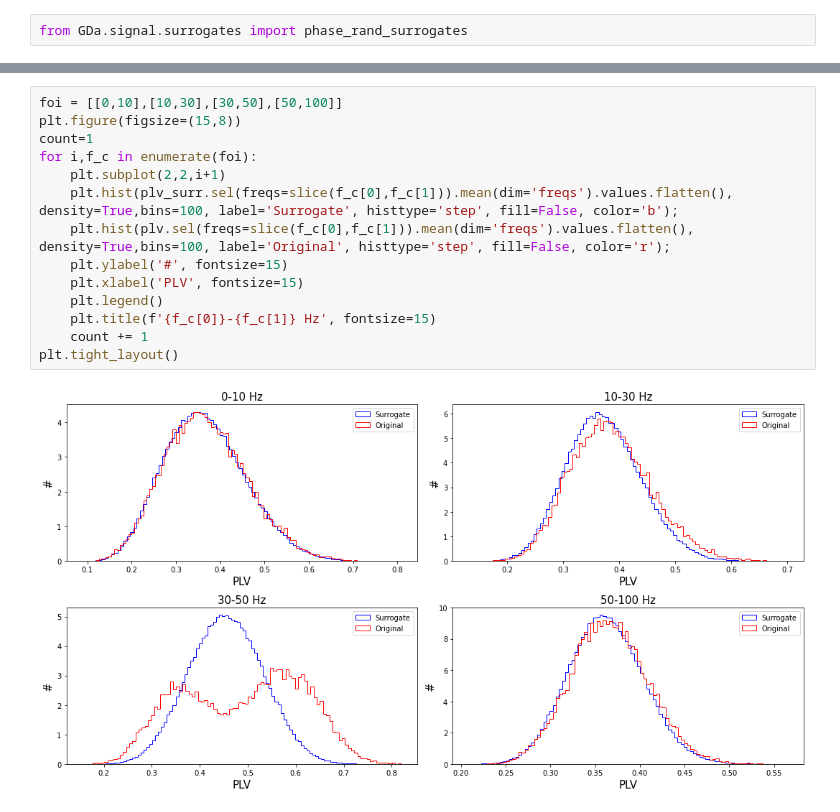
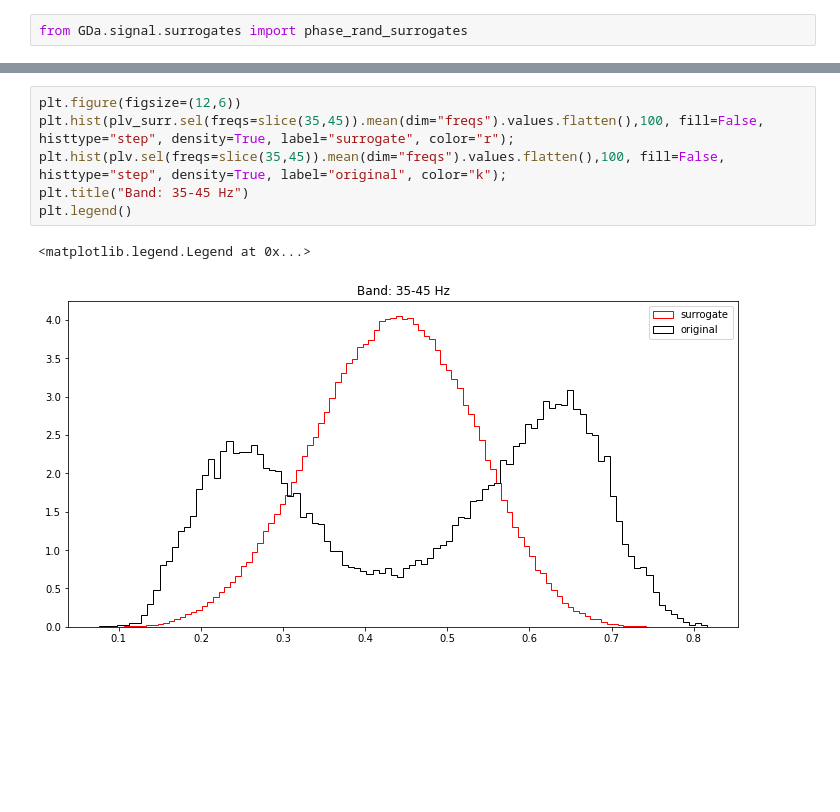
Before and after one commit to ViniciusLima94/GrayData-Analysis, a Jupyter notebook: notebooks/3.0.2. Example PLV computation.ipynb, the cells around one changed output, grey strips where cells are left out. Cells and saved outputs as stored; diff of their text form; blank space fills up the shorter version.

```diff
--- a/notebooks/3.0.2. Example PLV computation.ipynb
+++ b/notebooks/3.0.2. Example PLV computation.ipynb
@@ -318,16 +241,9 @@ Text(0.5, 1.0, 'Spectral PLV Surrogate')
-# %%
-foi = [[0,10],[10,30],[30,50],[50,100]]
-plt.figure(figsize=(15,8))
-count=1
-for i,f_c in enumerate(foi):
-    plt.subplot(2,2,i+1)
-    plt.hist(plv_surr.sel(freqs=slice(f_c[0],f_c[1])).mean(dim='freqs').values.flatten(), density=True,bins=100, label='Surrogate', histtype='step', fill=False, color='b');
-    plt.hist(plv.sel(freqs=slice(f_c[0],f_c[1])).mean(dim='freqs').values.flatten(), density=True,bins=100, label='Original', histtype='step', fill=False, color='r');
-    plt.ylabel('#', fontsize=15)
-    plt.xlabel('PLV', fontsize=15)
-    plt.legend()
-    plt.title(f'{f_c[0]}-{f_c[1]} Hz', fontsize=15)
-    count += 1
-plt.tight_layout()
-# %% [output]
-[figure, removed]
+# %%
+plt.figure(figsize=(12,6))
+plt.hist(plv_surr.sel(freqs=slice(35,45)).mean(dim="freqs").values.flatten(),100, fill=False, histtype="step", density=True, label="surrogate", color="r");
+plt.hist(plv.sel(freqs=slice(35,45)).mean(dim="freqs").values.flatten(),100, fill=False, histtype="step", density=True, label="original", color="k");
+plt.title("Band: 35-45 Hz")
+plt.legend()
+# %% [output]
+<matplotlib.legend.Legend at 0x...>
+[figure, added]
```
Also changed, not shown: parts of 12 cells of this notebook, 10 other files.
